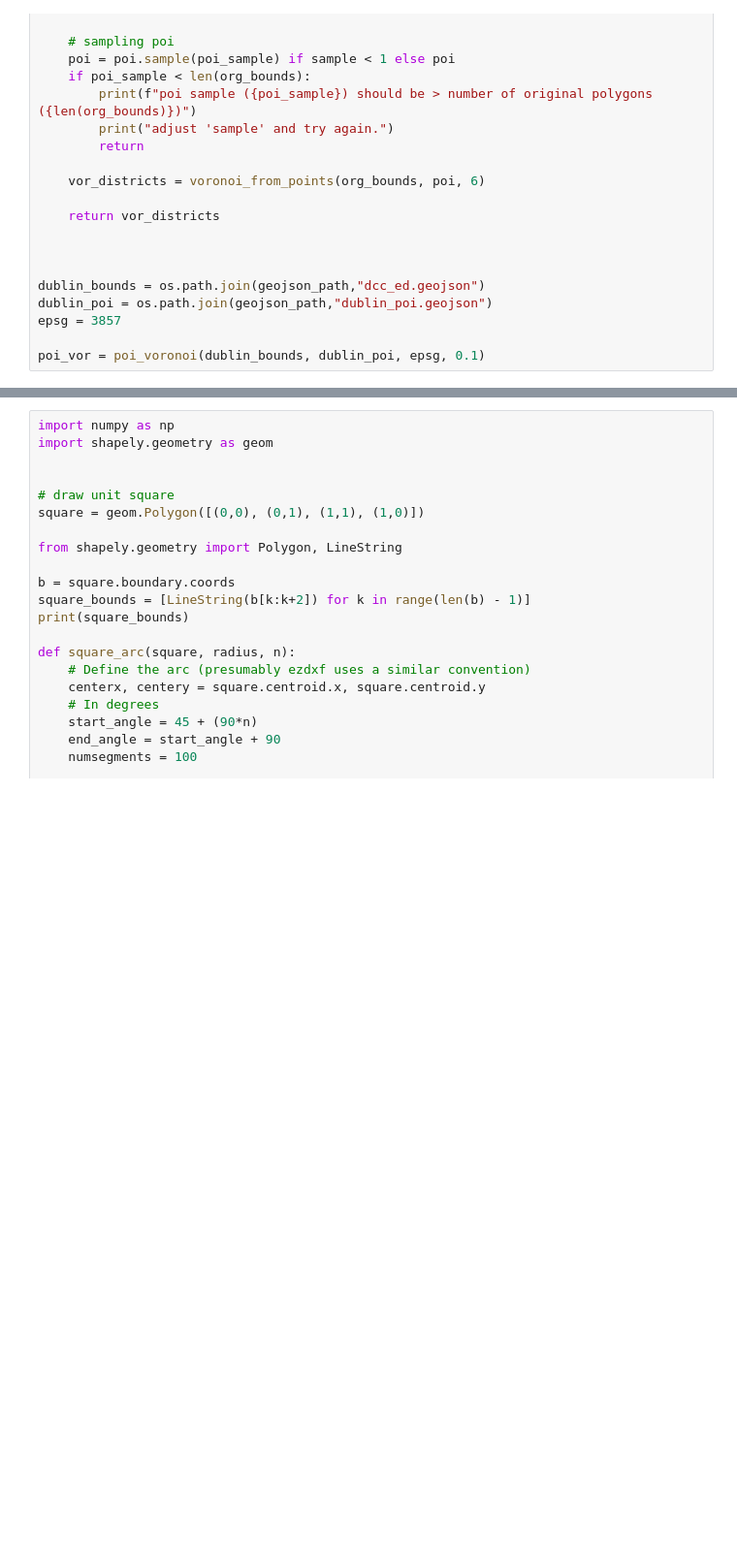
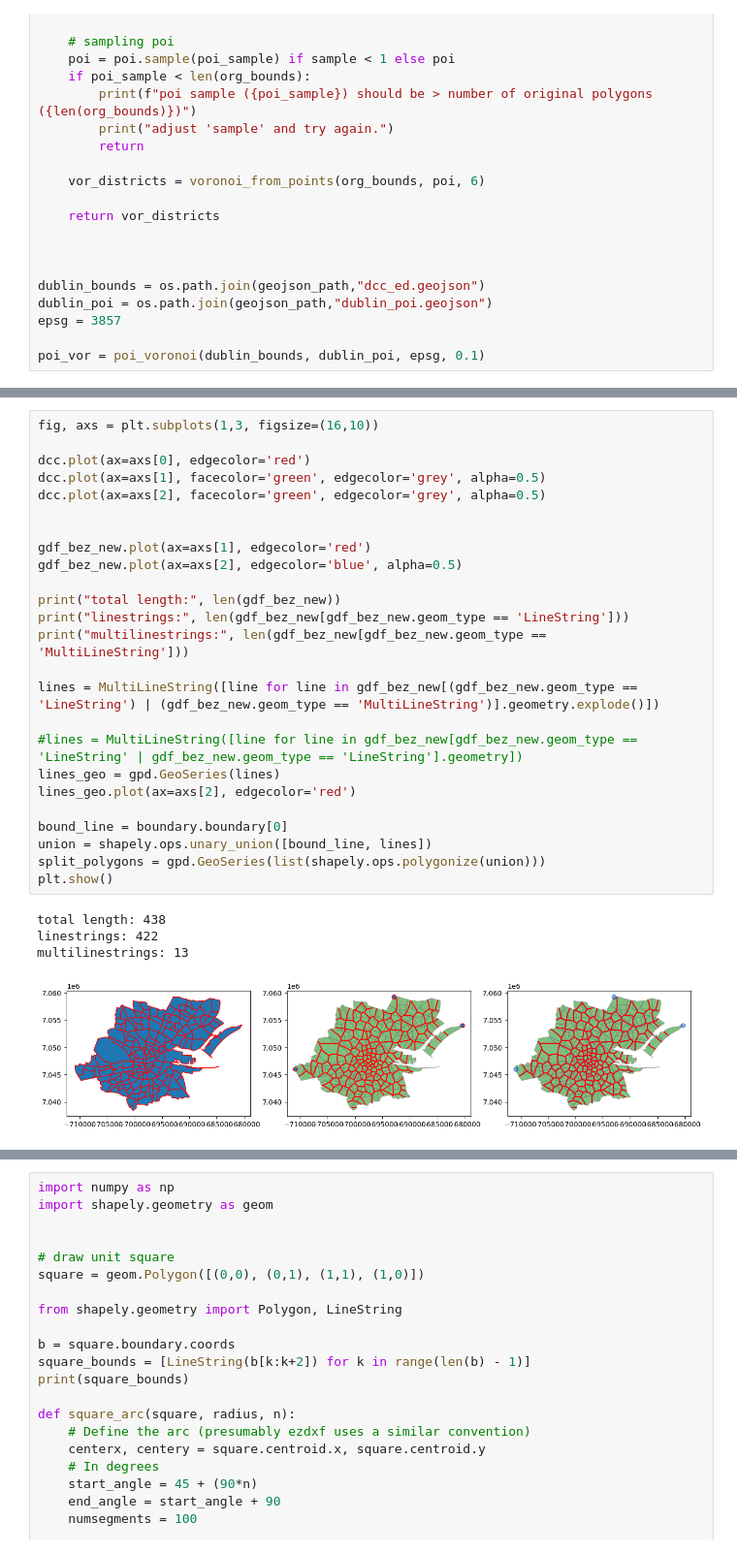
Before and after one commit to paddeaux/radian, a Jupyter notebook: voronoi.ipynb, the cells around one changed output, grey strips where cells are left out. Shown at 97% size. Drawn from its saved outputs; the diff is of its cells as text; blank space fills up the shorter version.

```diff
--- a/voronoi.ipynb
+++ b/voronoi.ipynb
@@ -349,0 +466,30 @@ clipped voronoi                                             geometry
+# %%
+fig, axs = plt.subplots(1,3, figsize=(16,10))
+
+dcc.plot(ax=axs[0], edgecolor='red')
+dcc.plot(ax=axs[1], facecolor='green', edgecolor='grey', alpha=0.5)
+dcc.plot(ax=axs[2], facecolor='green', edgecolor='grey', alpha=0.5)
+
+
+gdf_bez_new.plot(ax=axs[1], edgecolor='red')
+gdf_bez_new.plot(ax=axs[2], edgecolor='blue', alpha=0.5)
+
+print("total length:", len(gdf_bez_new))
+print("linestrings:", len(gdf_bez_new[gdf_bez_new.geom_type == 'LineString']))
+print("multilinestrings:", len(gdf_bez_new[gdf_bez_new.geom_type == 'MultiLineString']))
+
+lines = MultiLineString([line for line in gdf_bez_new[(gdf_bez_new.geom_type == 'LineString') | (gdf_bez_new.geom_type == 'MultiLineString')].geometry.explode()])
+
+#lines = MultiLineString([line for line in gdf_bez_new[gdf_bez_new.geom_type == 'LineString' | gdf_bez_new.geom_type == 'LineString'].geometry])
+lines_geo = gpd.GeoSeries(lines)
+lines_geo.plot(ax=axs[2], edgecolor='red')
+
+bound_line = boundary.boundary[0]
+union = shapely.ops.unary_union([bound_line, lines])
+split_polygons = gpd.GeoSeries(list(shapely.ops.polygonize(union)))
+plt.show()
+# %% [output]
+total length: 438
+linestrings: 422
+multilinestrings: 13
+[figure, added]
```
Also changed, not shown: parts of 16 cells of this notebook, 6 other files.
